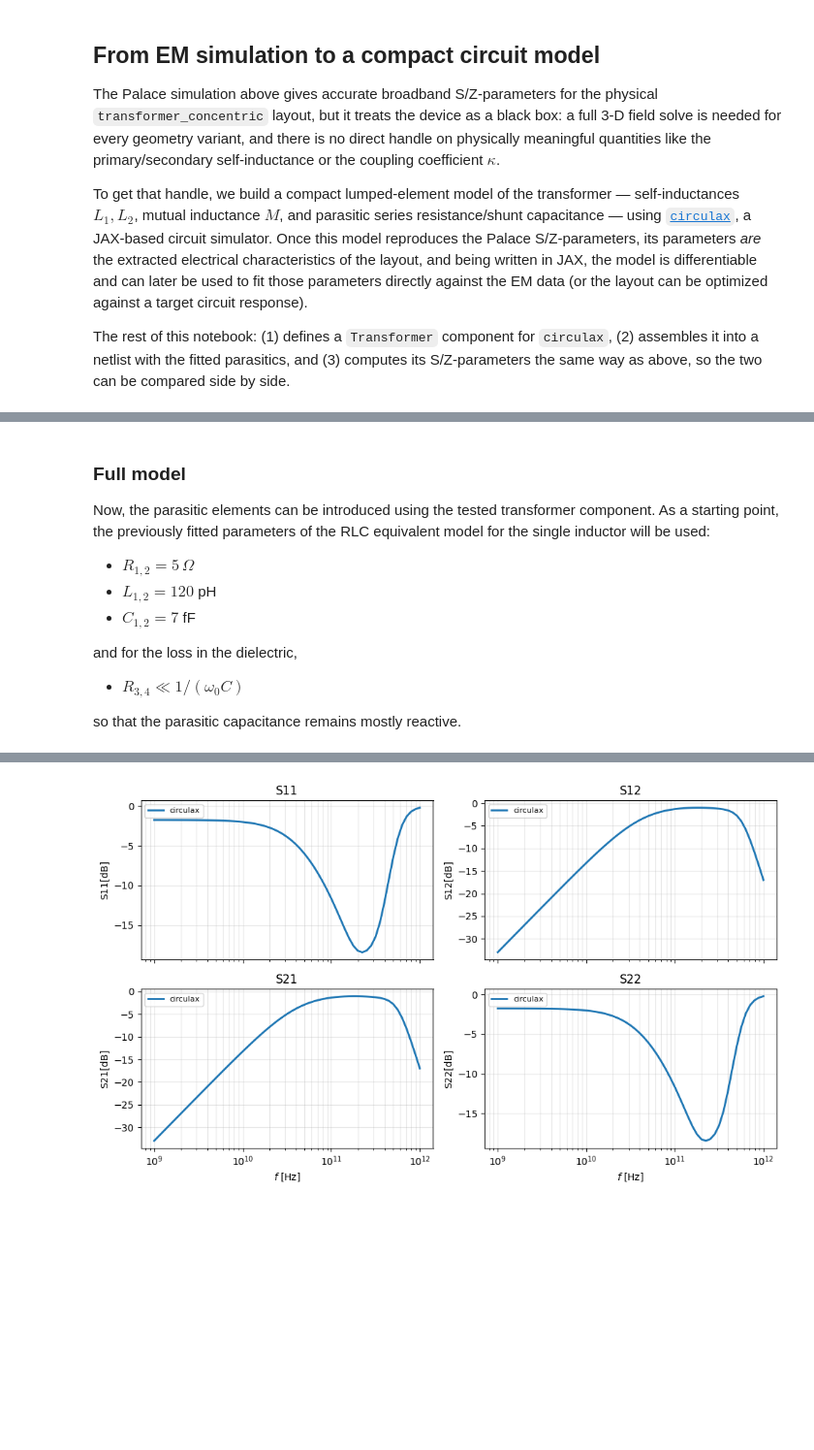
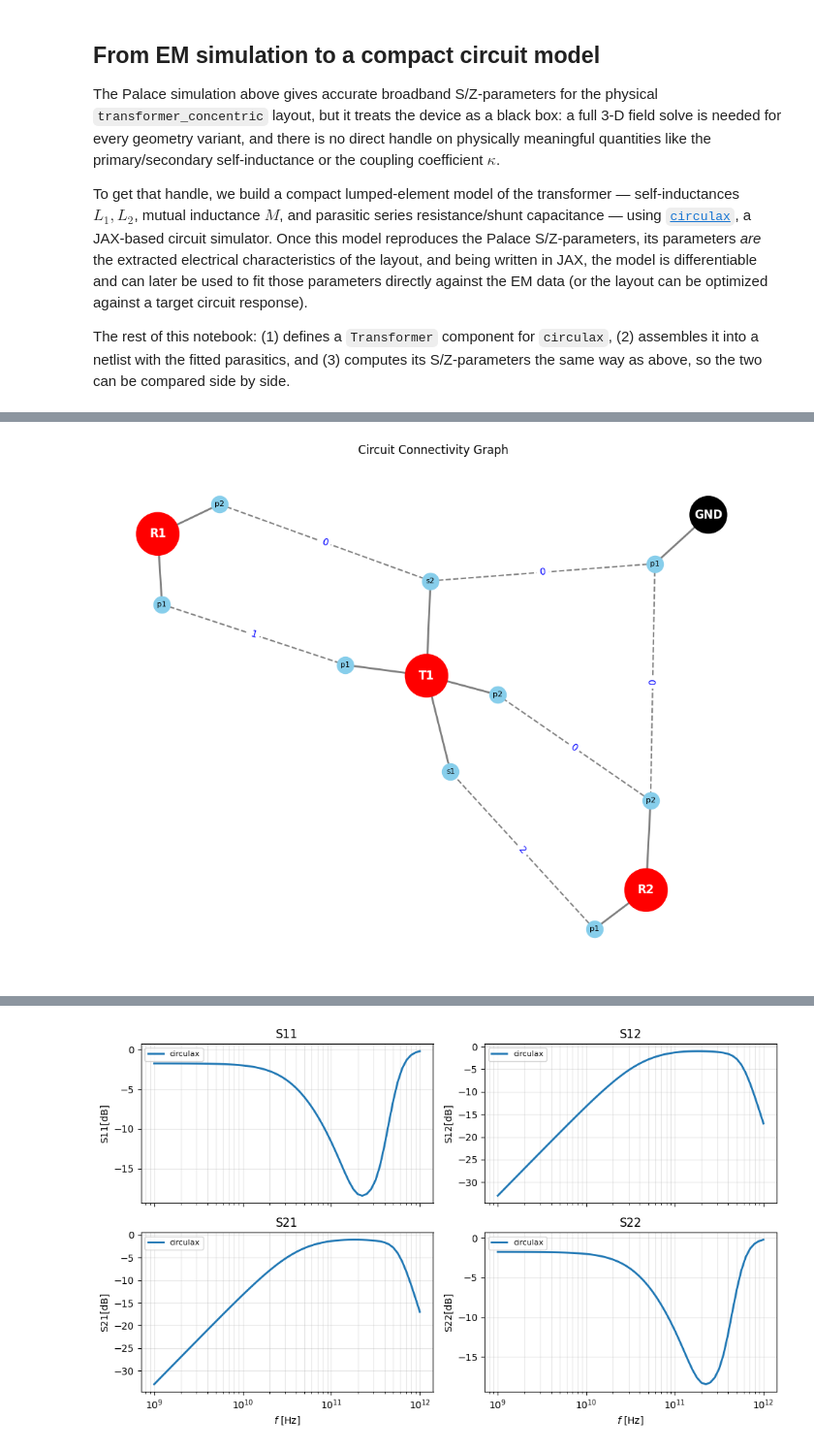
Before and after one commit to gdsfactory/gsim, a Jupyter notebook: nbs/palace_transformer.ipynb, the cells around one changed output, grey strips where cells are left out. Shown at 97% size. Saved outputs shown, nothing was run; the diff lists cells and outputs as text; code cells hidden in the pictures; blank space fills up the shorter version.

```diff
--- a/nbs/palace_transformer.ipynb
+++ b/nbs/palace_transformer.ipynb
@@ -498,44 +452,80 @@ $$\phi_1 = L_1 i_{L1} + M i_{L2}, \qquad \phi_2 = M i_{L1} + L_2 i_{L2}.$$
 # %%
+from circulax import compile_circuit
 from circulax.components.base_component import Signals, States, component
-
+from circulax.components.electronic import Capacitor, Inductor, Resistor
+from circulax.netlist import draw_circuit_graph
 
 # primary coil: L1 between p1,p2
 # secondary coil: L2 between s1,s2
 # with mutual inductance M
+
+
 @component(ports=("p1", "p2", "s1", "s2"), states=("i_L1", "i_L2"))
 def transformer(
     signals: Signals, s: States, L1: float = 1e-9, L2: float = 1e-9, M: float = 0.0
 ):
     """Two inductively coupled coils: primary (p1, p2), secondary (s1, s2).
 
     Flux linkage:  phi1 = L1*i_L1 + M*i_L2
                    phi2 = M*i_L1 + L2*i_L2
     so that        V1 = d(phi1)/dt,  V2 = d(phi2)/dt
     """
     v1 = signals.p1 - signals.p2
     v2 = signals.s1 - signals.s2
     f_dict = {
         "p1": s.i_L1,
         "p2": -s.i_L1,
         "s1": s.i_L2,
         "s2": -s.i_L2,
         "i_L1": v1,
         "i_L2": v2,
     }
     q_dict = {
         "i_L1": -(L1 * s.i_L1 + M * s.i_L2),
         "i_L2": -(M * s.i_L1 + L2 * s.i_L2),
     }
     return f_dict, q_dict
+
+
+# define characteristic impedance
+Z0 = 50
+
+# test circuit netlist
+net_dict = {
+    "instances": {
+        # ground
+        "GND": {"component": "ground"},
+        # ideal transformer
+        "T1": {
+            "component": "transformer",
+            "settings": {"L1": 1e-3, "L2": 1e-3, "M": 0.0},
+        },
+        # shunt resistance
+        "R1": {"component": "resistor", "settings": {"R": Z0}},
+        "R2": {"component": "resistor", "settings": {"R": Z0}},
+    },
+    "connections": {
+        # node 0
+        "GND,p1": ("T1,p2", "T1,s2", "R1,p2", "R2,p2"),
+        # node 1
+        "R1,p1": "T1,p1",
+        # node 2
+        "R2,p1": "T1,s1",
+    },
+}
+
+# component definitions
+# (Note: Resistor and compile_circuit must be imported from circulax in your environment)
+models = {
+    "resistor": Resistor,
+    "transformer": transformer,
+    "ground": lambda: 0,
+}
+
+# compile and visualize
+circuit = compile_circuit(net_dict, models)
+graph = draw_circuit_graph(netlist=net_dict)
+graph.set_size_inches(6, 6)
+graph.show()
+# %% [output]
+[figure, added]
-# %% [markdown]
-### Full model
-Now, the parasitic elements can be introduced using the tested transformer component.
-As a starting point, the previously fitted parameters of the RLC equivalent model for the single inductor will be used:
-- $R_{1,2} = 5\,\Omega$
-- $L_{1,2} = 120$ pH
-- $C_{1,2} = 7$ fF
-
-and for the loss in the dielectric,
-- $R_{3,4} \ll  1/(\omega_0 C) $
-
-so that the parasitic capacitance remains mostly reactive.
```
Also changed, not shown: parts of 24 cells of this notebook, 1 other file.
